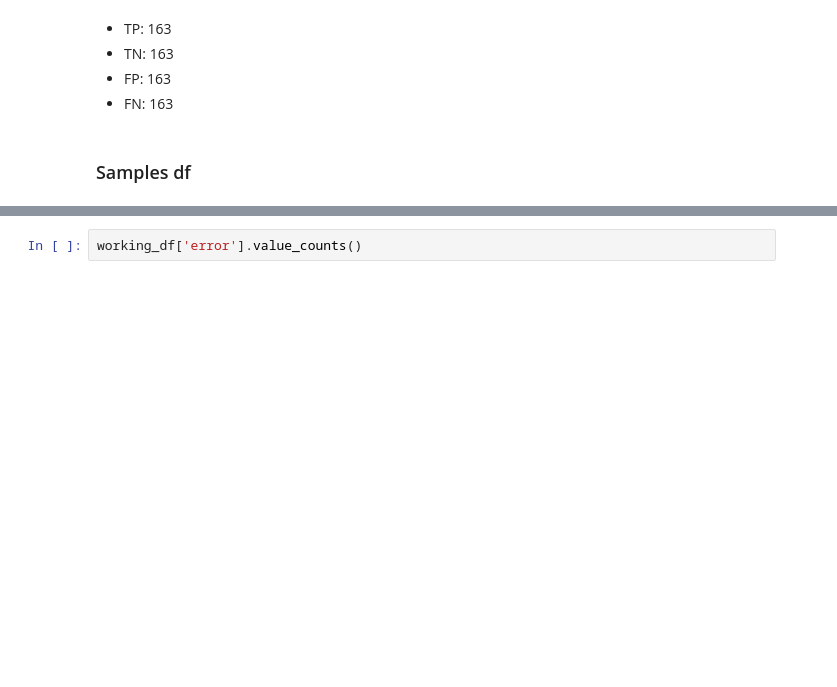
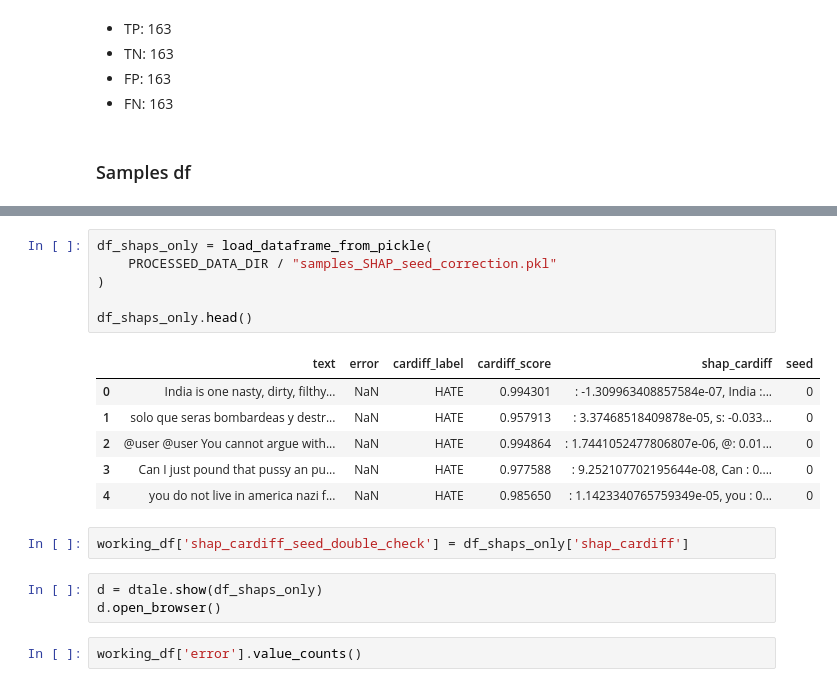
Before and after one commit to Takosaga/master_thesis, a Jupyter notebook: notebooks/11_sample_analysis.ipynb, the cells around one changed output, grey strips where cells are left out. Cells and saved outputs as stored; diff of their text form; blank space fills up the shorter version.

```diff
--- a/notebooks/11_sample_analysis.ipynb
+++ b/notebooks/11_sample_analysis.ipynb
@@ -43,6 +45,24 @@ working_df.head(5)
 | 2 | @user @user You cannot argue with... | NaN | HATE | 0.994864 | retard: -0.6439715209019052, begg... | : 1.7441052477806807e-06, @: 0.01... | 0 |
 | 3 | Can I just pound that pussy an pu... | NaN | HATE | 0.977588 | your: -0.5850116056602925, tits: ... | : 9.252107702195644e-08, Can : 0.... | 0 |
 | 4 | you do not live in america nazi f... | NaN | HATE | 0.985650 | faggot: -0.8957589632472828, nazi... | : 1.1423340765759349e-05, you : 0... | 0 |
+# %%
+df_shaps_only = load_dataframe_from_pickle(
+    PROCESSED_DATA_DIR / "samples_SHAP_seed_correction.pkl"
+)
+
+df_shaps_only.head()
+# %% [output]
+|  | text | error | cardiff_label | cardiff_score | shap_cardiff | seed |
+| 0 | India is one nasty, dirty, filthy... | NaN | HATE | 0.994301 | : -1.309963408857584e-07, India :... | 0 |
+| 1 | solo que seras bombardeas y destr... | NaN | HATE | 0.957913 | : 3.37468518409878e-05, s: -0.033... | 0 |
+| 2 | @user @user You cannot argue with... | NaN | HATE | 0.994864 | : 1.7441052477806807e-06, @: 0.01... | 0 |
+| 3 | Can I just pound that pussy an pu... | NaN | HATE | 0.977588 | : 9.252107702195644e-08, Can : 0.... | 0 |
+| 4 | you do not live in america nazi f... | NaN | HATE | 0.985650 | : 1.1423340765759349e-05, you : 0... | 0 |
+# %%
+working_df['shap_cardiff_seed_double_check'] = df_shaps_only['shap_cardiff']
+# %%
+d = dtale.show(df_shaps_only)
+d.open_browser()
 # %%
 working_df['error'].value_counts()
 # %% [output]
```
Also changed, not shown: parts of 8 cells of this notebook.
